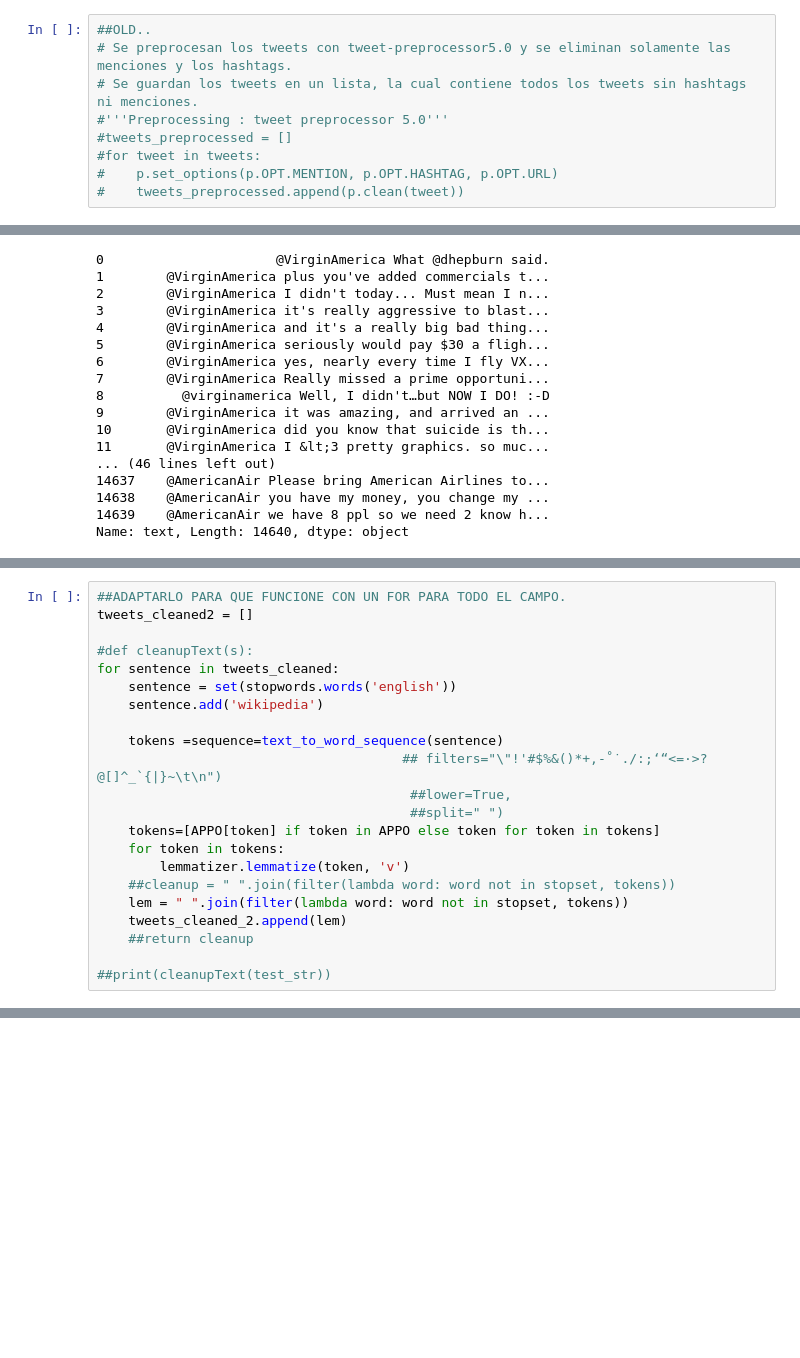
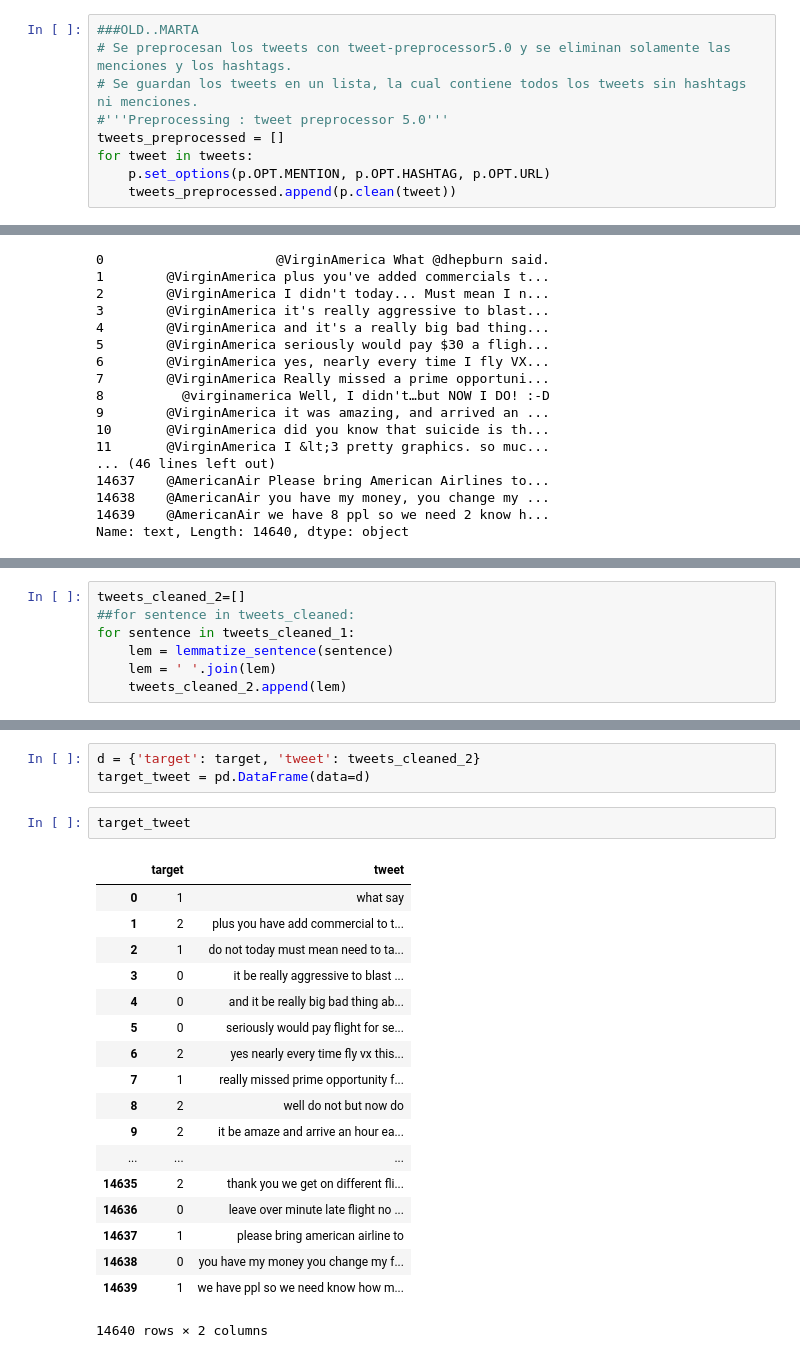
Before and after one commit to becomingdatasc/TFM, a Jupyter notebook: TfM_Sentiment_Analysis_V2.ipynb, the cells around one changed output, grey strips where cells are left out. Drawn from its saved outputs; the diff is of its cells as text; blank space fills up the shorter version.

```diff
--- a/TfM_Sentiment_Analysis_V2.ipynb
+++ b/TfM_Sentiment_Analysis_V2.ipynb
@@ -115,11 +116,11 @@ data.head()
 | 3 | 570301031407624196 | negative | 1.0000 | Bad Flight | 0.7033 | Virgin America | ... |
 | 4 | 570300817074462722 | negative | 1.0000 | Can't Tell | 1.0000 | Virgin America | ... |
 # %%
-##OLD..
+###OLD..MARTA
 # Se preprocesan los tweets con tweet-preprocessor5.0 y se eliminan solamente las menciones y los hashtags.
 # Se guardan los tweets en un lista, la cual contiene todos los tweets sin hashtags ni menciones.
 #'''Preprocessing : tweet preprocessor 5.0'''
-#tweets_preprocessed = []
-#for tweet in tweets:
-#    p.set_options(p.OPT.MENTION, p.OPT.HASHTAG, p.OPT.URL)
-#    tweets_preprocessed.append(p.clean(tweet))
+tweets_preprocessed = []
+for tweet in tweets:
+    p.set_options(p.OPT.MENTION, p.OPT.HASHTAG, p.OPT.URL)
+    tweets_preprocessed.append(p.clean(tweet))
@@ -303,23 +323 @@ tweets_cleaned
  ...]
-# %%
-##ADAPTARLO PARA QUE FUNCIONE CON UN FOR PARA TODO EL CAMPO.
-tweets_cleaned2 = []
-
-#def cleanupText(s):
-for sentence in tweets_cleaned:
-    sentence = set(stopwords.words('english'))
-    sentence.add('wikipedia')
-
-    tokens =sequence=text_to_word_sequence(sentence)
-                                       ## filters="\"!'#$%&()*+,-˚˙./:;‘“<=·>?@[]^_`{|}~\t\n")
-                                        ##lower=True,
-                                        ##split=" ")
-    tokens=[APPO[token] if token in APPO else token for token in tokens]
-    for token in tokens:
-        lemmatizer.lemmatize(token, 'v')
-    ##cleanup = " ".join(filter(lambda word: word not in stopset, tokens))
-    lem = " ".join(filter(lambda word: word not in stopset, tokens))
-    tweets_cleaned_2.append(lem)
-    ##return cleanup
-
-##print(cleanupText(test_str))
@@ -426,0 +355,7 @@ thank amazing thumbsup customer support team tuesday 11 28 returning lost bag le
+# %%
+tweets_cleaned_2=[]
+##for sentence in tweets_cleaned:
+for sentence in tweets_cleaned_1:
+    lem = lemmatize_sentence(sentence)
+    lem = ' '.join(lem)
+    tweets_cleaned_2.append(lem)
@@ -426,0 +402,24 @@ thank amazing thumbsup customer support team tuesday 11 28 returning lost bag le
+# %%
+d = {'target': target, 'tweet': tweets_cleaned_2}
+target_tweet = pd.DataFrame(data=d)
+# %%
+target_tweet
+# %% [output]
+|  | target | tweet |
+| 0 | 1 | what say |
+| 1 | 2 | plus you have add commercial to t... |
+| 2 | 1 | do not today must mean need to ta... |
+| 3 | 0 | it be really aggressive to blast ... |
+| 4 | 0 | and it be really big bad thing ab... |
+| 5 | 0 | seriously would pay flight for se... |
+| 6 | 2 | yes nearly every time fly vx this... |
+| 7 | 1 | really missed prime opportunity f... |
+| 8 | 2 | well do not but now do |
+| 9 | 2 | it be amaze and arrive an hour ea... |
+| ... | ... | ... |
+| 14635 | 2 | thank you we get on different fli... |
+| 14636 | 0 | leave over minute late flight no ... |
+| 14637 | 1 | please bring american airline to |
+| 14638 | 0 | you have my money you change my f... |
+| 14639 | 1 | we have ppl so we need know how m... |
+14640 rows × 2 columns
```
Also changed, not shown: parts of 33 cells of this notebook.
